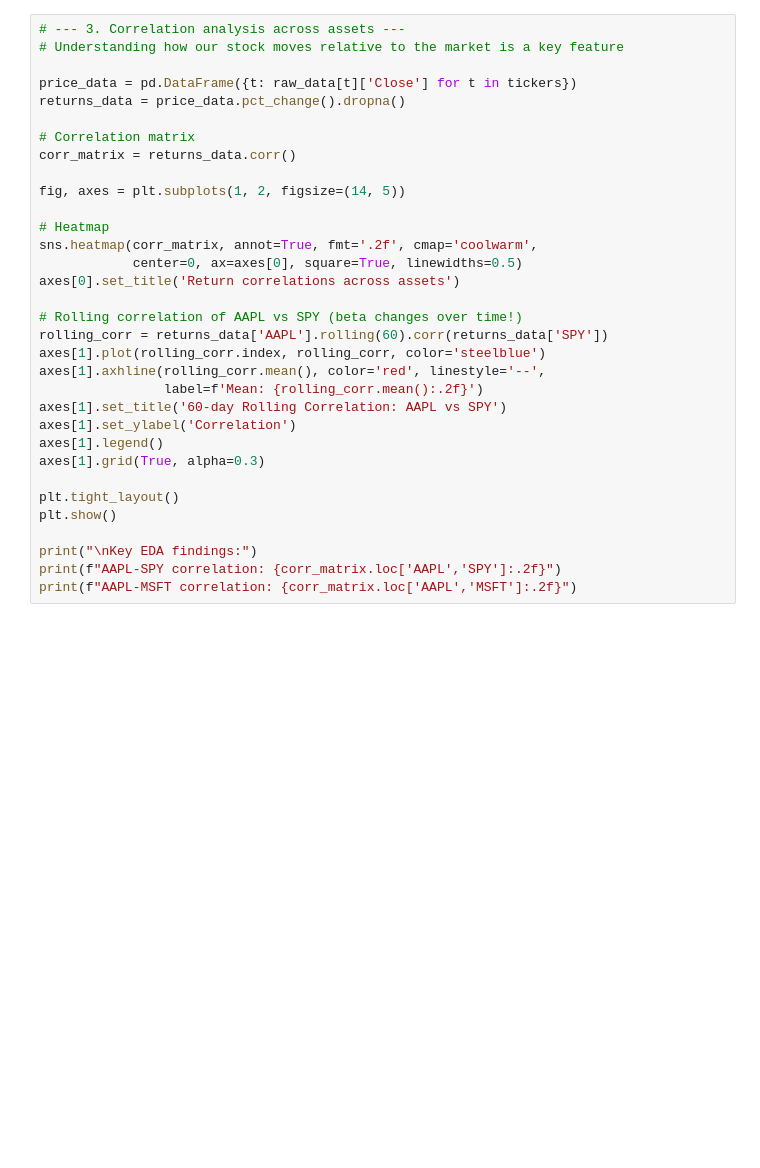
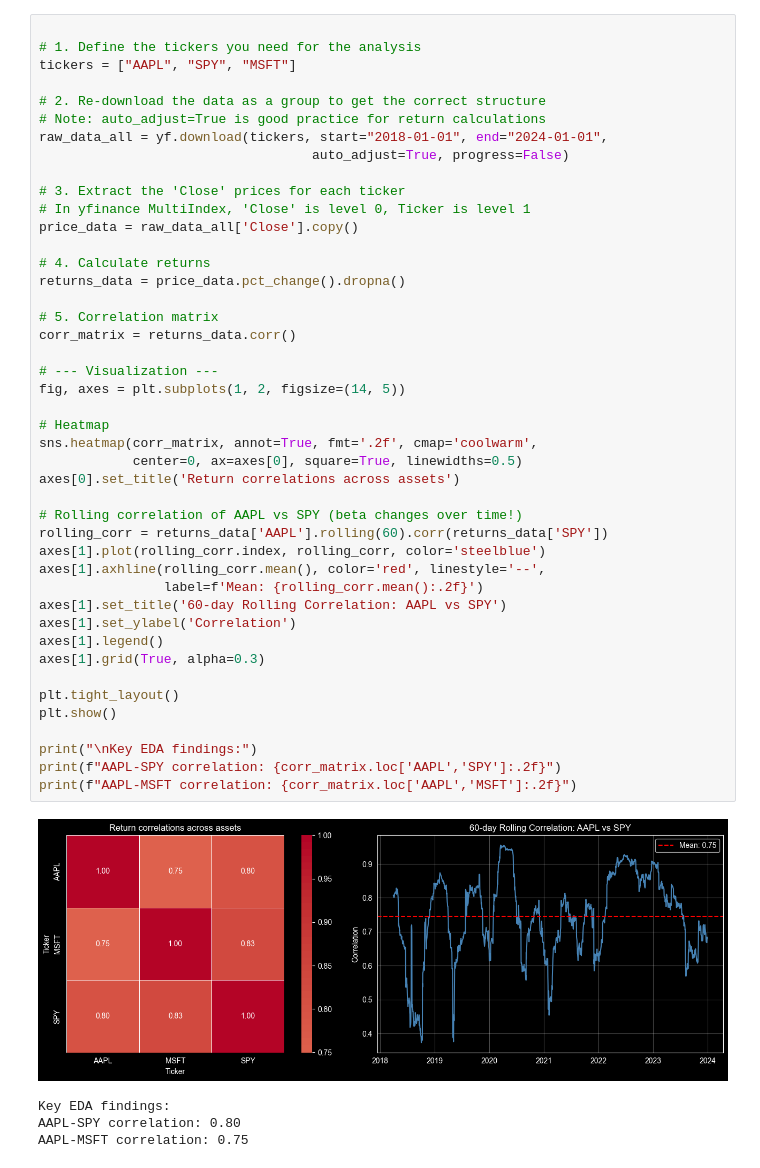
Before and after one commit to mustapha-quant/quant-predictive-models, a Jupyter notebook: notebooks/02_Comprehensive EDA.ipynb, the cells around one changed output. Saved outputs shown, nothing was run; the diff lists cells and outputs as text; blank space fills up the shorter version.

```diff
--- a/notebooks/02_Comprehensive EDA.ipynb
+++ b/notebooks/02_Comprehensive EDA.ipynb
@@ -97,33 +124,49 @@ plt.show()
 # %%
-# --- 3. Correlation analysis across assets ---
-# Understanding how our stock moves relative to the market is a key feature
 
-price_data = pd.DataFrame({t: raw_data[t]['Close'] for t in tickers})
+# 1. Define the tickers you need for the analysis
+tickers = ["AAPL", "SPY", "MSFT"]
+
+# 2. Re-download the data as a group to get the correct structure
+# Note: auto_adjust=True is good practice for return calculations
+raw_data_all = yf.download(tickers, start="2018-01-01", end="2024-01-01",
+                                   auto_adjust=True, progress=False)
+
+# 3. Extract the 'Close' prices for each ticker
+# In yfinance MultiIndex, 'Close' is level 0, Ticker is level 1
+price_data = raw_data_all['Close'].copy()
+
+# 4. Calculate returns
 returns_data = price_data.pct_change().dropna()
 
-# Correlation matrix
+# 5. Correlation matrix
 corr_matrix = returns_data.corr()
 
+# --- Visualization ---
 fig, axes = plt.subplots(1, 2, figsize=(14, 5))
 
 # Heatmap
 sns.heatmap(corr_matrix, annot=True, fmt='.2f', cmap='coolwarm',
             center=0, ax=axes[0], square=True, linewidths=0.5)
 axes[0].set_title('Return correlations across assets')
 
 # Rolling correlation of AAPL vs SPY (beta changes over time!)
 rolling_corr = returns_data['AAPL'].rolling(60).corr(returns_data['SPY'])
 axes[1].plot(rolling_corr.index, rolling_corr, color='steelblue')
 axes[1].axhline(rolling_corr.mean(), color='red', linestyle='--',
                 label=f'Mean: {rolling_corr.mean():.2f}')
 axes[1].set_title('60-day Rolling Correlation: AAPL vs SPY')
 axes[1].set_ylabel('Correlation')
 axes[1].legend()
 axes[1].grid(True, alpha=0.3)
 
 plt.tight_layout()
 plt.show()
 
 print("\nKey EDA findings:")
 print(f"AAPL-SPY correlation: {corr_matrix.loc['AAPL','SPY']:.2f}")
 print(f"AAPL-MSFT correlation: {corr_matrix.loc['AAPL','MSFT']:.2f}")
+# %% [output]
+[figure, added]
+Key EDA findings:
+AAPL-SPY correlation: 0.80
+AAPL-MSFT correlation: 0.75
```
Also changed, not shown: parts of 3 cells of this notebook, 4 other files.
